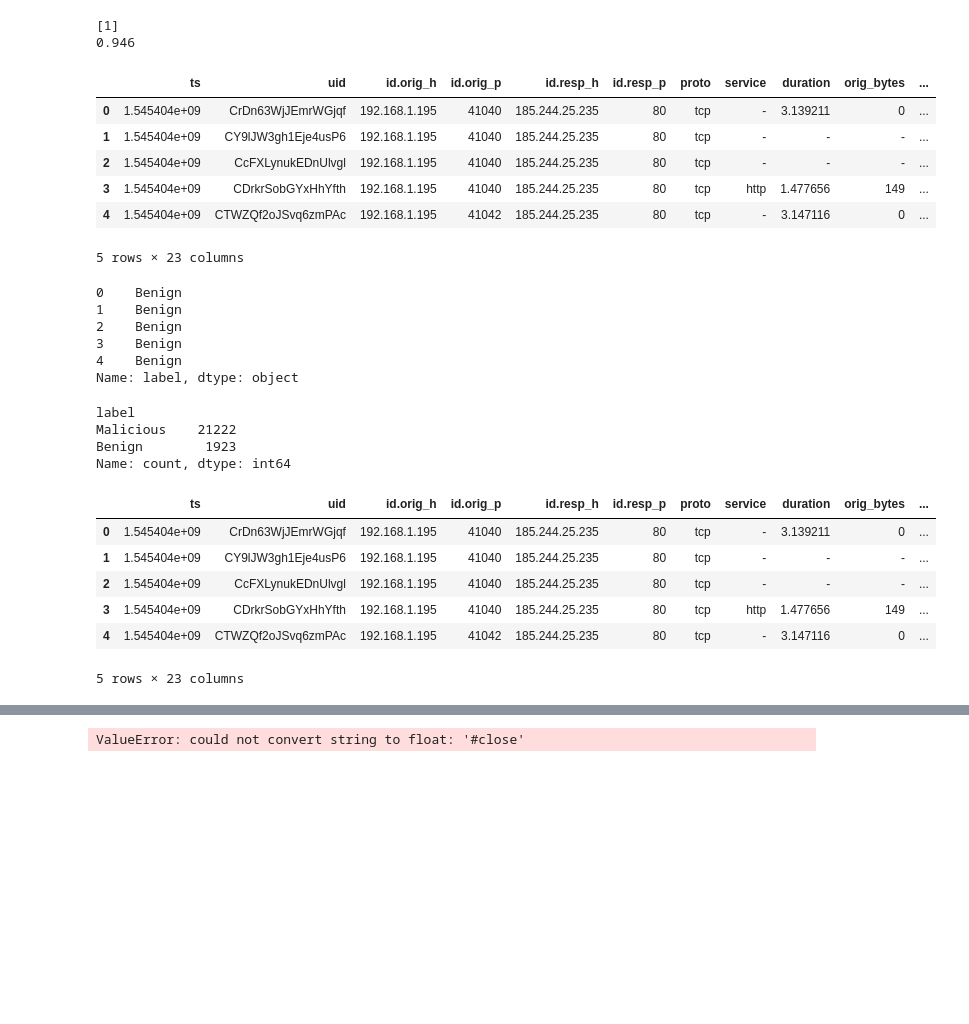
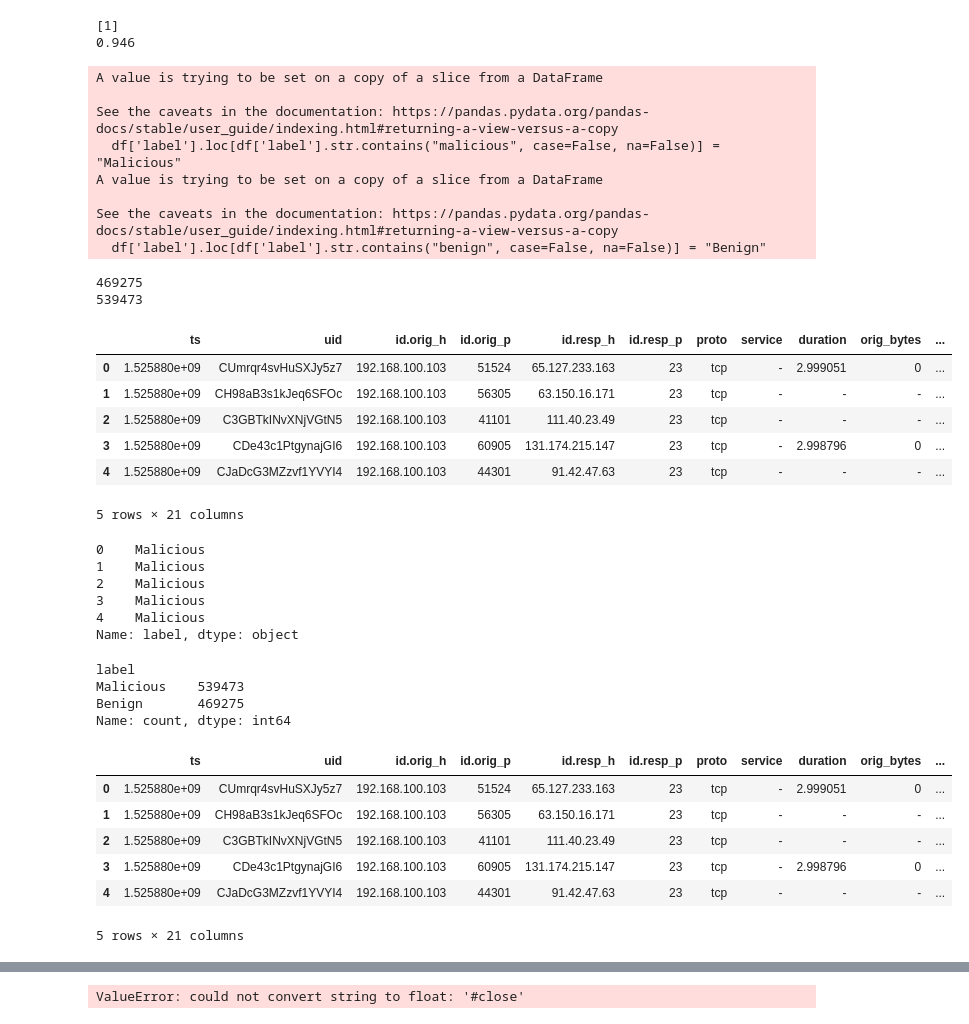
Before and after one commit to abhay-rag/ECE5565-network-traffic-classification, a Jupyter notebook: model.ipynb, the cells around one changed output, grey strips where cells are left out. Cells and saved outputs as stored; diff of their text form; code cells hidden in the pictures; blank space fills up the shorter version.

Commit message:
added functionality to data cleanup

```diff
--- a/model.ipynb
+++ b/model.ipynb
@@ -25,41 +39,61 @@ print(clf.score(X,y))
 # %%
 import pandas as pd
 
-df = pd.read_csv("conn.csv")
+df = pd.read_csv("dataset.csv")
+
+df = df.rename(columns={df.columns[-1] : 'label'})
+
+df['label'].loc[df['label'].str.contains("malicious", case=False, na=False)] = "Malicious"
+df['label'].loc[df['label'].str.contains("benign", case=False, na=False)] = "Benign"
+
+benign_counts = df['label'].value_counts()['Benign']
+malicious_counts = df['label'].value_counts()['Malicious']
+print(benign_counts)
+print(malicious_counts)
 
 df.head()
 # %% [output]
+A value is trying to be set on a copy of a slice from a DataFrame
+
+See the caveats in the documentation: https://pandas.pydata.org/pandas-docs/stable/user_guide/indexing.html#returning-a-view-versus-a-copy
+  df['label'].loc[df['label'].str.contains("malicious", case=False, na=False)] = "Malicious"
+A value is trying to be set on a copy of a slice from a DataFrame
+
+See the caveats in the documentation: https://pandas.pydata.org/pandas-docs/stable/user_guide/indexing.html#returning-a-view-versus-a-copy
+  df['label'].loc[df['label'].str.contains("benign", case=False, na=False)] = "Benign"
+469275
+539473
 |  | ts | uid | id.orig_h | id.orig_p | id.resp_h | id.resp_p | proto | service | duration | orig_bytes | ... |
-| 0 | 1.545404e+09 | CrDn63WjJEmrWGjqf | 192.168.1.195 | 41040 | 185.244.25.235 | 80 | tcp | - | 3.139211 | 0 | ... |
-| 1 | 1.545404e+09 | CY9lJW3gh1Eje4usP6 | 192.168.1.195 | 41040 | 185.244.25.235 | 80 | tcp | - | - | - | ... |
-| 2 | 1.545404e+09 | CcFXLynukEDnUlvgl | 192.168.1.195 | 41040 | 185.244.25.235 | 80 | tcp | - | - | - | ... |
-| 3 | 1.545404e+09 | CDrkrSobGYxHhYfth | 192.168.1.195 | 41040 | 185.244.25.235 | 80 | tcp | http | 1.477656 | 149 | ... |
-| 4 | 1.545404e+09 | CTWZQf2oJSvq6zmPAc | 192.168.1.195 | 41042 | 185.244.25.235 | 80 | tcp | - | 3.147116 | 0 | ... |
+| 0 | 1.525880e+09 | CUmrqr4svHuSXJy5z7 | 192.168.100.103 | 51524 | 65.127.233.163 | 23 | tcp | - | 2.999051 | 0 | ... |
+| 1 | 1.525880e+09 | CH98aB3s1kJeq6SFOc | 192.168.100.103 | 56305 | 63.150.16.171 | 23 | tcp | - | - | - | ... |
+| 2 | 1.525880e+09 | C3GBTkINvXNjVGtN5 | 192.168.100.103 | 41101 | 111.40.23.49 | 23 | tcp | - | - | - | ... |
+| 3 | 1.525880e+09 | CDe43c1PtgynajGI6 | 192.168.100.103 | 60905 | 131.174.215.147 | 23 | tcp | - | 2.998796 | 0 | ... |
+| 4 | 1.525880e+09 | CJaDcG3MZzvf1YVYI4 | 192.168.100.103 | 44301 | 91.42.47.63 | 23 | tcp | - | - | - | ... |
-5 rows × 23 columns
+5 rows × 21 columns
 # %%
 labels = df['label']
 labels.head()
 # %% [output]
-0    Benign
-1    Benign
-2    Benign
-3    Benign
-4    Benign
+0    Malicious
+1    Malicious
+2    Malicious
+3    Malicious
+4    Malicious
 Name: label, dtype: object
 # %%
 df.value_counts("label")
 # %% [output]
 label
-Malicious    21222
-Benign        1923
+Malicious    539473
+Benign       469275
 Name: count, dtype: int64
 # %%
 df.head()
 # %% [output]
 |  | ts | uid | id.orig_h | id.orig_p | id.resp_h | id.resp_p | proto | service | duration | orig_bytes | ... |
-| 0 | 1.545404e+09 | CrDn63WjJEmrWGjqf | 192.168.1.195 | 41040 | 185.244.25.235 | 80 | tcp | - | 3.139211 | 0 | ... |
-| 1 | 1.545404e+09 | CY9lJW3gh1Eje4usP6 | 192.168.1.195 | 41040 | 185.244.25.235 | 80 | tcp | - | - | - | ... |
-| 2 | 1.545404e+09 | CcFXLynukEDnUlvgl | 192.168.1.195 | 41040 | 185.244.25.235 | 80 | tcp | - | - | - | ... |
-| 3 | 1.545404e+09 | CDrkrSobGYxHhYfth | 192.168.1.195 | 41040 | 185.244.25.235 | 80 | tcp | http | 1.477656 | 149 | ... |
-| 4 | 1.545404e+09 | CTWZQf2oJSvq6zmPAc | 192.168.1.195 | 41042 | 185.244.25.235 | 80 | tcp | - | 3.147116 | 0 | ... |
+| 0 | 1.525880e+09 | CUmrqr4svHuSXJy5z7 | 192.168.100.103 | 51524 | 65.127.233.163 | 23 | tcp | - | 2.999051 | 0 | ... |
+| 1 | 1.525880e+09 | CH98aB3s1kJeq6SFOc | 192.168.100.103 | 56305 | 63.150.16.171 | 23 | tcp | - | - | - | ... |
+| 2 | 1.525880e+09 | C3GBTkINvXNjVGtN5 | 192.168.100.103 | 41101 | 111.40.23.49 | 23 | tcp | - | - | - | ... |
+| 3 | 1.525880e+09 | CDe43c1PtgynajGI6 | 192.168.100.103 | 60905 | 131.174.215.147 | 23 | tcp | - | 2.998796 | 0 | ... |
+| 4 | 1.525880e+09 | CJaDcG3MZzvf1YVYI4 | 192.168.100.103 | 44301 | 91.42.47.63 | 23 | tcp | - | - | - | ... |
-5 rows × 23 columns
+5 rows × 21 columns
```
Also changed, not shown: parts of 11 cells of this notebook.
